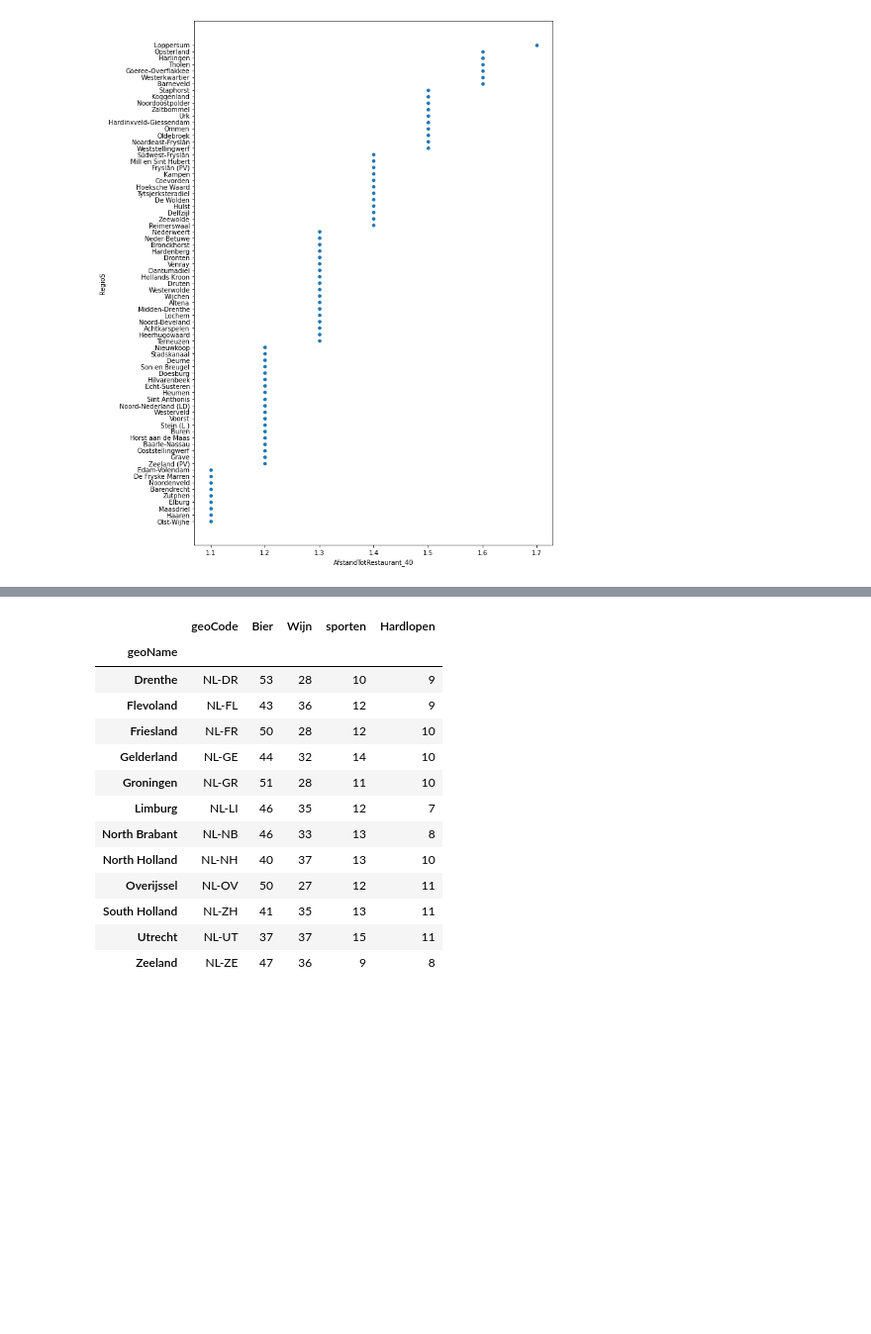
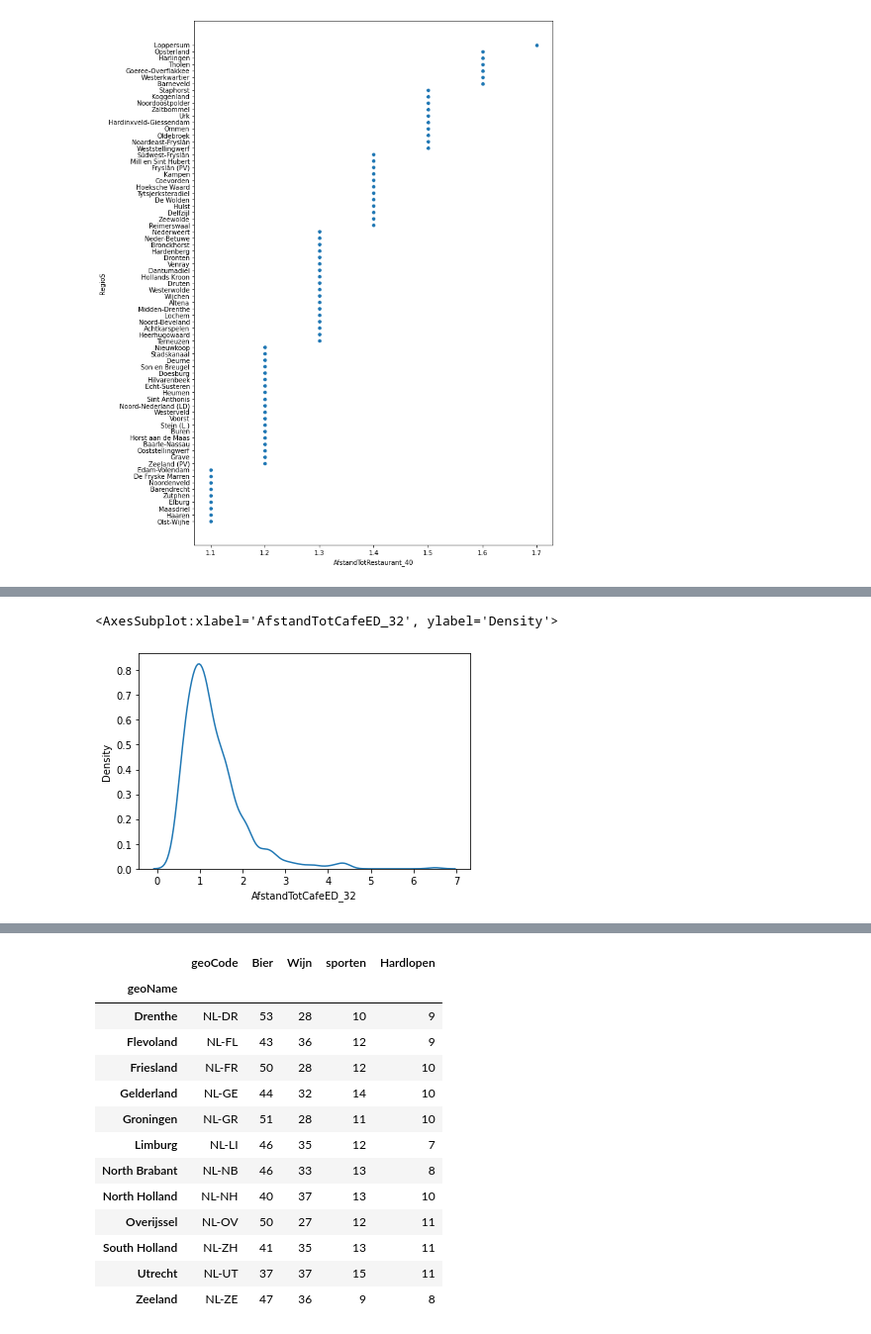
Before and after one commit to BB8-RIVM-2022/Algemeen-onderzoek, a Jupyter notebook: RVIM onderzoek .ipynb, the cells around one changed output, grey strips where cells are left out. Shown at 99% size. Cells and saved outputs as stored; diff of their text form; code cells hidden in the pictures; blank space fills up the shorter version.

```diff
--- a/RVIM onderzoek .ipynb
+++ b/RVIM onderzoek .ipynb
@@ -202,0 +241,5 @@ plt.show()
+# %%
+sns.kdeplot(gezondhied_df.AfstandTotCafeED_32)
+# %% [output]
+<AxesSubplot:xlabel='AfstandTotCafeED_32', ylabel='Density'>
+[figure, added]
```
Also changed, not shown: parts of 17 cells of this notebook.
